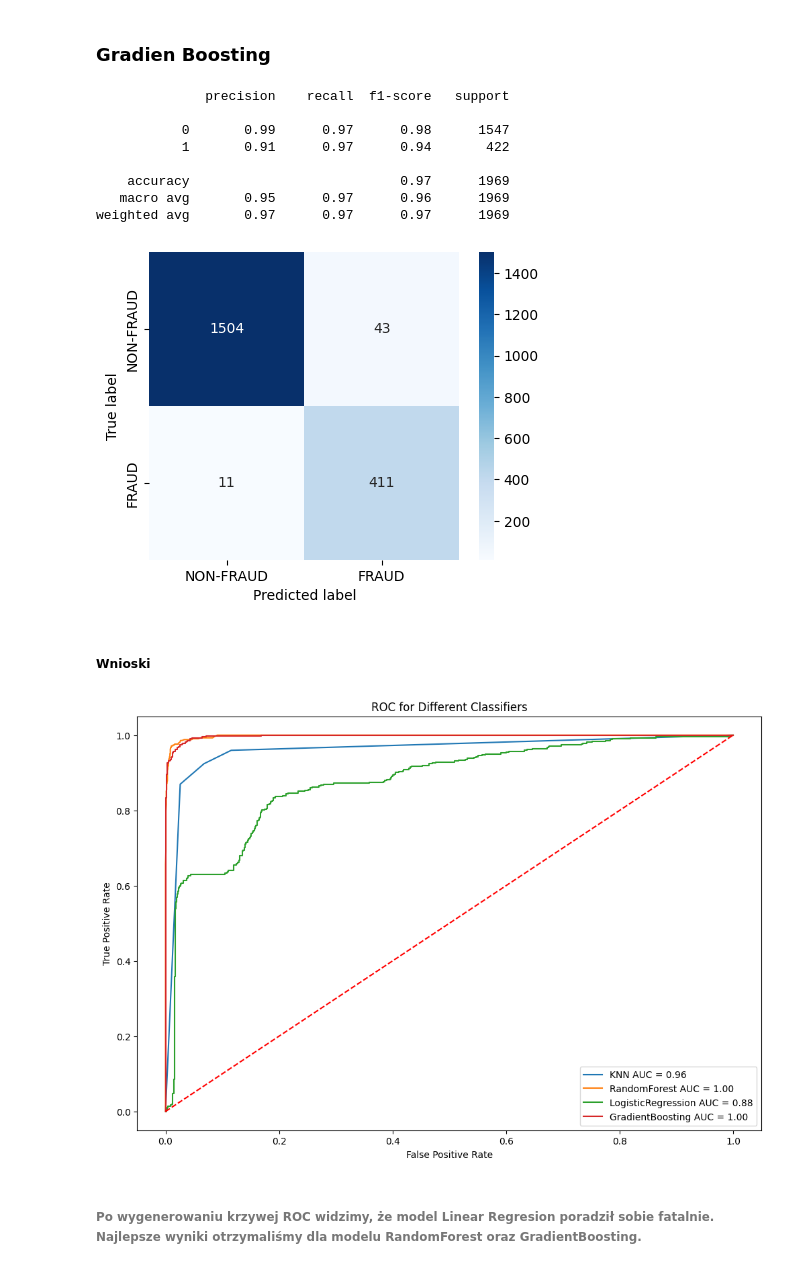
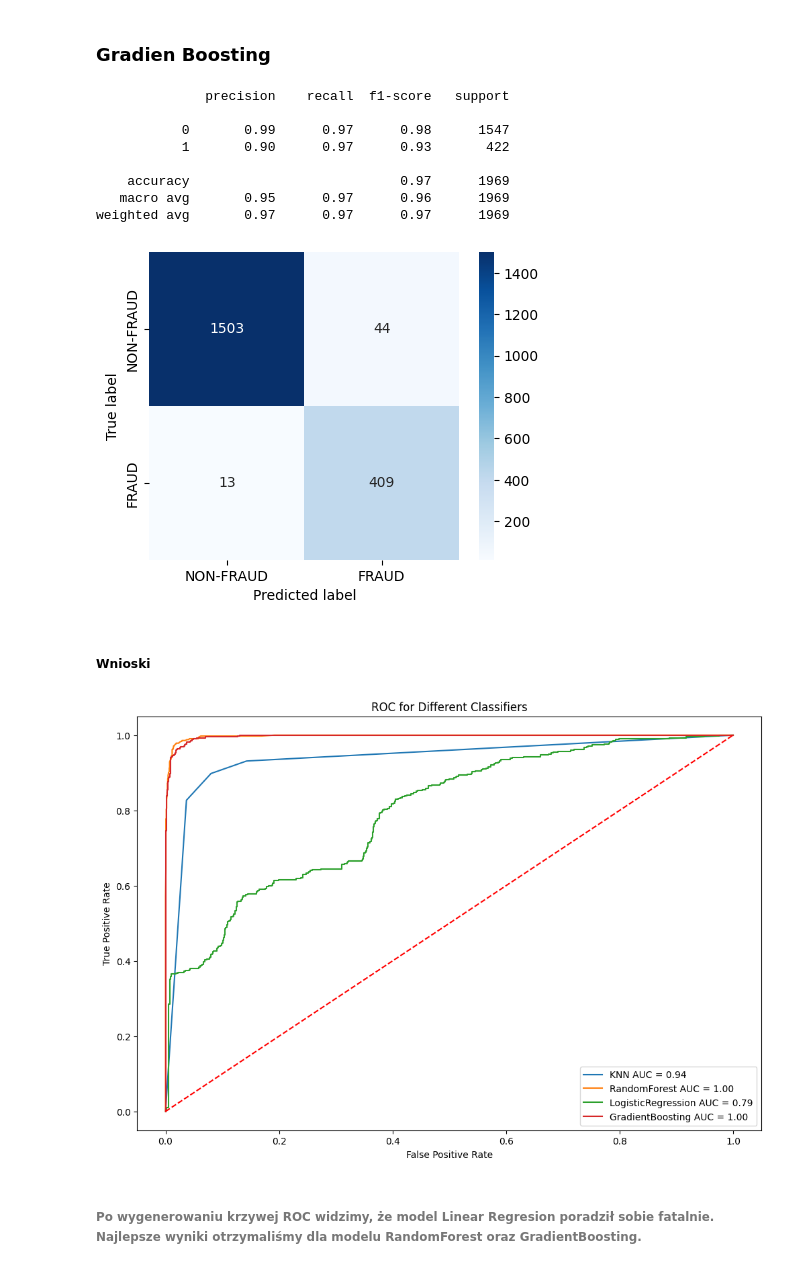
Before and after one commit to nataliaaa14/ML_2024, a Jupyter notebook: CASESTUDY1.ipynb, the cells around one changed output. Cells and saved outputs as stored; diff of their text form; code cells hidden in the pictures.

```diff
--- a/CASESTUDY1.ipynb
+++ b/CASESTUDY1.ipynb
@@ -253,14 +344,13 @@ with sns.axes_style('white'):
 # %%
-#Usunięcie jednej z silnie skorelowanych cech
-drop = ['total transactions (including tnx to create contract',
-        'total ether sent contracts',
-        'max val sent to contract',
-        'ERC20 avg val rec',
+#Redukcja wymiarów - Usunięcie jednej z silnie skorelowanych cech
+drop =['total ether sent contracts',
         'ERC20 max val rec',
+        'ERC20 min val sent',
+        'ERC20 max val sent',
+        'ERC20 total ether sent',
         'ERC20 uniq rec contract addr',
         'ERC20 avg val sent',
-        'ERC20 min val sent',
-        'ERC20 max val sent',
-        'avg value sent to contract',
-        'ERC20 uniq sent token name',  ]
+        'max val sent to contract',
+        'ERC20 uniq sent token name',
+        'avg value sent to contract']
 dane.drop(drop, axis=1, inplace=True)
@@ -317,9 +382,16 @@ sc_test = sc.transform(X_test)
+# %%
+from sklearn.preprocessing import MinMaxScaler
+scaler = MinMaxScaler(feature_range = (0,1))
+scaler.fit(X_train)
+scaler_train = scaler.fit_transform(X_train)
+scaler_test = scaler.transform(X_test)
 # %% [markdown]
 ##### Oversampling using SMOTE
 # %%
+
 oversample = SMOTE()
-print(f'Shape of the training before SMOTE: {sc_train.shape, y_train.shape}')
+print(f'Shape of the training before SMOTE: {scaler_train.shape, y_train.shape}')
 
-x_tr_resample, y_tr_resample = oversample.fit_resample(sc_train, y_train)
+x_tr_resample, y_tr_resample = oversample.fit_resample(scaler_train, y_train)
 print(f'Shape of the training after SMOTE: {x_tr_resample.shape, y_tr_resample.shape}')
 # %% [output]
@@ -445,9 +514,9 @@ grad = GradientBoostingClassifier(random_state=42)
 grad.fit(x_tr_resample, y_tr_resample)
 
 # Transform test features
-sc_test = sc.transform(X_test)
+scaler_test = scaler.transform(X_test)
 
-y_pred = grad.predict(sc_test)
+y_pred = grad.predict(scaler_test)
 
 print(classification_report(y_test, y_pred))
 
@@ -462,7 +531,7 @@ plt.show()
               precision    recall  f1-score   support
 
            0       0.99      0.97      0.98      1547
-           1       0.91      0.97      0.94       422
+           1       0.90      0.97      0.93       422
 
     accuracy                           0.97      1969
    macro avg       0.95      0.97      0.96      1969
@@ -473,23 +542,23 @@ weighted avg       0.97      0.97      0.97      1969
 # %%
 # Plotting AUC for KNN, RandomForest, LogisticRegression and GradientBoosting
 models = [knn, RF, LR, grad]
 model_names = ['KNN', 'RandomForest', 'LogisticRegression','GradientBoosting']
 
 plt.figure(figsize=(12,8))
 plt.title('ROC for Different Classifiers')
 
 for model, name in zip(models, model_names):
-    probs = model.predict_proba(sc_test)[:, 1]
+    probs = model.predict_proba(scaler_test)[:, 1]
     fpr, tpr, _ = roc_curve(y_test, probs)
     roc_auc = auc(fpr, tpr)
     plt.plot(fpr, tpr, label='%s AUC = %0.2f' % (name, roc_auc))
 
 plt.legend(loc='lower right')
 plt.plot([0, 1], [0, 1], 'r--')
 plt.ylabel('True Positive Rate')
 plt.xlabel('False Positive Rate')
 plt.show()
 # %% [output]
-[figure, old version]
+[figure, new version]
 # %% [markdown]
 ###### Po wygenerowaniu krzywej ROC widzimy, że model Linear Regresion poradził sobie fatalnie. Najlepsze wyniki otrzymaliśmy dla modelu RandomForest oraz GradientBoosting.
```
Also changed, not shown: parts of 39 cells of this notebook, 1 other file.
